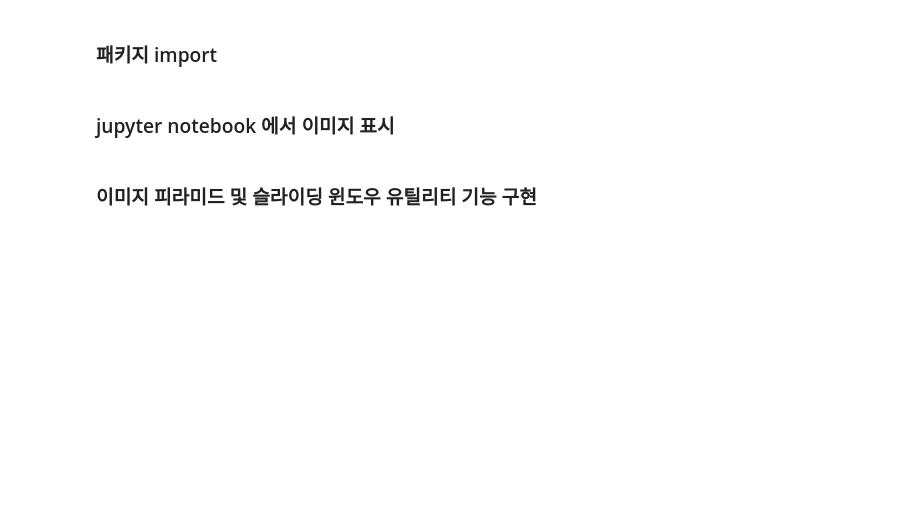
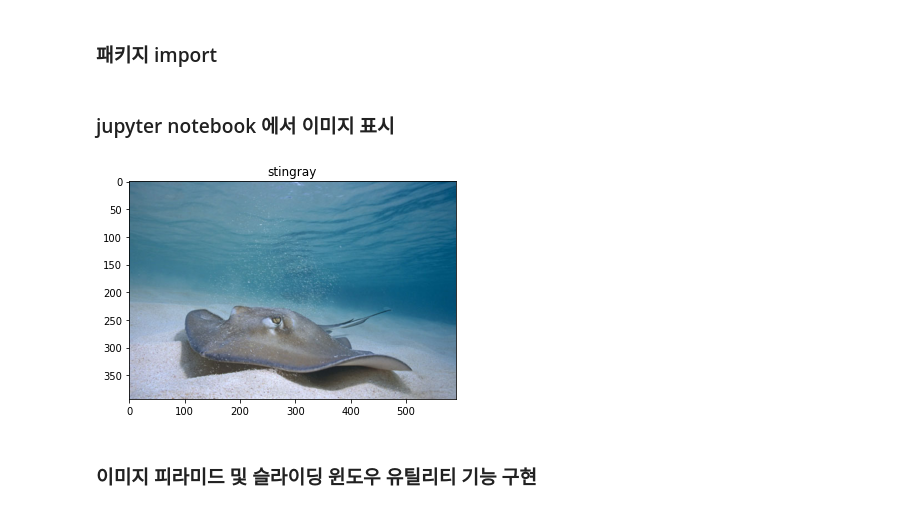
Before and after one commit to imguru-mooc/AI_VISION, a Jupyter notebook: 1_day/sliding_window.ipynb, the cells around one changed output. Drawn from its saved outputs; the diff is of its cells as text; code cells hidden in the pictures; blank space fills up the shorter version.

```diff
--- a/1_day/sliding_window.ipynb
+++ b/1_day/sliding_window.ipynb
@@ -73,4 +79,16 @@ def plt_imshow(title, image):
     plt.show()
+# %%
+image = cv2.imread("images/stingray.jpg")
+# print(type(image))
+# print(image.shape)
+# image = cv2.cvtColor(image, cv2.COLOR_BGR2RGB)
+# plt.imshow(image)
+# plt.grid(False)
+# plt.title("stingray")
+# plt.show()
+plt_imshow("stingray", image)
+# %% [output]
+[figure, added]
 # %% [markdown]
 ### 이미지 피라미드 및 슬라이딩 윈도우 유틸리티 기능 구현
 # %%
```
Also changed, not shown: parts of 12 cells of this notebook.
